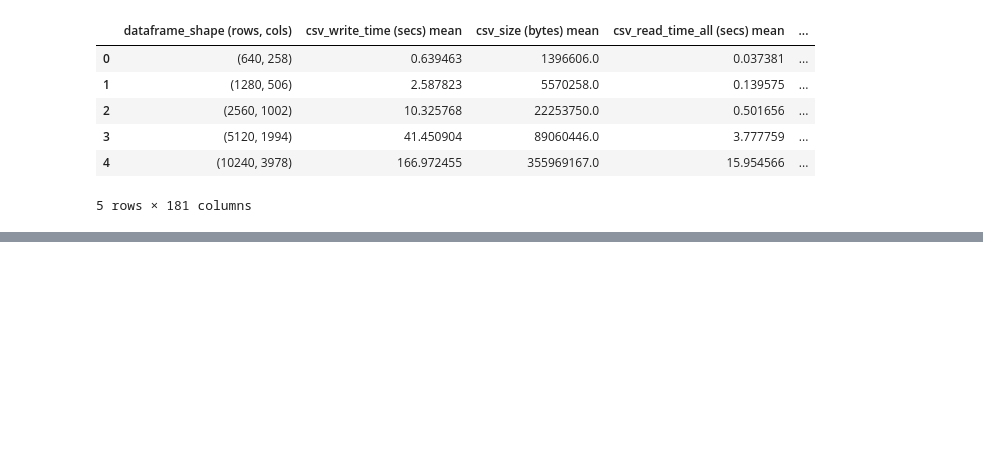
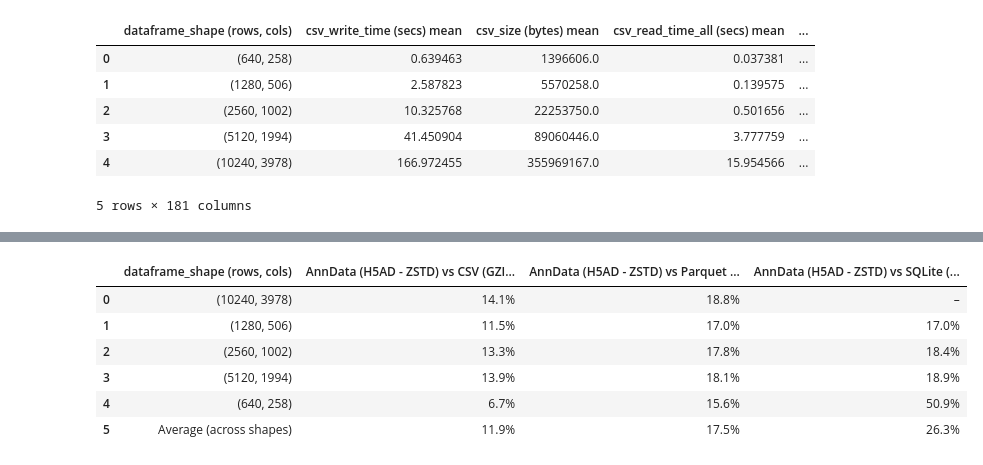
Before and after one commit to cytomining/CytoTable-benchmarks, a Jupyter notebook: notebooks/parquet_analysis.ipynb, the cells around one changed output, grey strips where cells are left out. Cells and saved outputs as stored; diff of their text form; code cells hidden in the pictures; blank space fills up the shorter version.

```diff
--- a/notebooks/parquet_analysis.ipynb
+++ b/notebooks/parquet_analysis.ipynb
@@ -505,7 +736,8 @@ if not pathlib.Path("parquet_analysis.parquet").is_file():
         df_results["csv_write_time (secs)"] + df_results["csv_read_time_all (secs)"]
     )
     df_results["sqlite_write_and_read_time (secs)"] = (
-        df_results["sqlite_write_time (secs)"] + df_results["sqlite_read_time_all (secs)"]
+        df_results["sqlite_write_time (secs)"]
+        + df_results["sqlite_read_time_all (secs)"]
     )
 
     df_results["anndata_h5ad_noc_write_and_read_time (secs)"] = (
@@ -1112,0 +1781,44 @@ Image(url=file_read_time_write_and_read_time_image)
+# %%
+# summarize filesize data
+key = "dataframe_shape (rows, cols)"
+target = "AnnData (H5AD - ZSTD)"  # the format we're evaluating
+
+# Start from your 'stats' (mean bytes by [shape, format])
+# -> make it wide: one column per format
+wide = stats.pivot(index=key, columns="format", values="bytes").reset_index()
+
+# Baselines are all formats except the key and target
+baselines = [c for c in wide.columns if c not in [key, target]]
+
+# Compute % less storage for AnnData vs each baseline (per shape)
+for b in baselines:
+    wide[f"{target} vs {b} (% less)"] = (wide[b] - wide[target]) / wide[b] * 100
+
+# Keep only display columns (shape + percent columns)
+percent_cols = [c for c in wide.columns if c.endswith("(% less)")]
+table = wide[[key] + percent_cols].copy()
+
+# (Optional) order rows to match your previous x_order, if you have it:
+# table = table.set_index(key).loc[x_order].reset_index()
+
+# Add an Average % row (simple arithmetic mean across shapes)
+avg = table[percent_cols].mean(numeric_only=True)
+avg_row = pd.DataFrame([{key: "Average (across shapes)"} | avg.to_dict()])
+table_with_avg = pd.concat([table, avg_row], ignore_index=True)
+
+# Nice formatting (1 decimal place + % sign)
+display_table = table_with_avg.copy()
+for c in percent_cols:
+    display_table[c] = display_table[c].map(
+        lambda x: f"{x:.1f}%" if pd.notna(x) else "–"
+    )
+
+display_table
+# %% [output]
+|  | dataframe_shape (rows, cols) | AnnData (H5AD - ZSTD) vs CSV (GZI... | AnnData (H5AD - ZSTD) vs Parquet ... | AnnData (H5AD - ZSTD) vs SQLite (... |
+| 0 | (10240, 3978) | 14.1% | 18.8% | – |
+| 1 | (1280, 506) | 11.5% | 17.0% | 17.0% |
+| 2 | (2560, 1002) | 13.3% | 17.8% | 18.4% |
+| 3 | (5120, 1994) | 13.9% | 18.1% | 18.9% |
+| 4 | (640, 258) | 6.7% | 15.6% | 50.9% |
+| 5 | Average (across shapes) | 11.9% | 17.5% | 26.3% |
```
Also changed, not shown: parts of 20 cells of this notebook, 16 other files.
